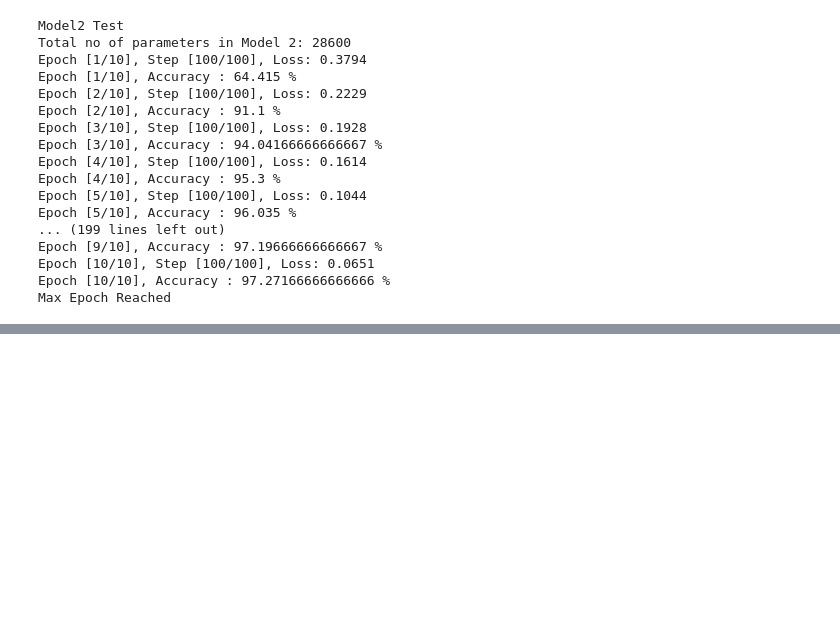
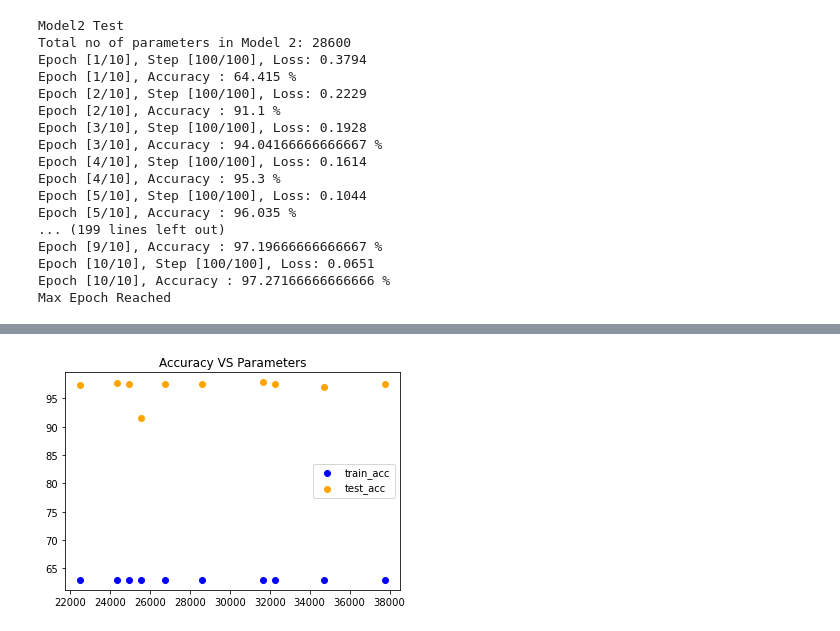
Before and after one commit to DineshchandarR/CPSC-8430-Deep-Learning-001, a Jupyter notebook: HW1/HW1.3_No_of_ParamVSGenP0.ipynb, the cells around one changed output, grey strips where cells are left out. Cells and saved outputs as stored; diff of their text form; code cells hidden in the pictures; blank space fills up the shorter version.

```diff
--- a/HW1/HW1.3_No_of_ParamVSGenP0.ipynb
+++ b/HW1/HW1.3_No_of_ParamVSGenP0.ipynb
@@ -605,0 +670,23 @@ testFunc(model)
+# %%
+#plot Acc vs param
+model_TrainAcc = [np.min(M1train_acc),np.min(M1train_acc),
+              np.min(M1train_acc),np.min(M1train_acc),
+              np.min(M1train_acc),np.min(M1train_acc),
+              np.min(M1train_acc),np.min(M1train_acc),
+              np.min(M1train_acc),np.min(M1train_acc)
+            ]
+model_Tparams = [m1_TotalPrams,m2_TotalPrams,m3_TotalPrams,
+                m4_TotalPrams,m5_TotalPrams,m6_TotalPrams,
+                m7_TotalPrams,m8_TotalPrams,m9_TotalPrams,
+                m10_TotalPrams
+                ]
+model_TestAcc = [M1netTest_acc1,M2netTest_acc1,M3netTest_acc1,M4netTest_acc1,M5netTest_acc1,
+                  M6netTest_acc1,M7netTest_acc1,M8netTest_acc1,M9netTest_acc1,M10netTest_acc1
+                ]
+plt.scatter(model_Tparams,model_TrainAcc,color="blue")
+plt.scatter(model_Tparams,model_TestAcc,color="orange")
+plt.legend(['train_acc','test_acc'])
+plt.title('Accuracy VS Parameters')
+plt.show()
+# %% [output]
+[figure, added]
```
Also changed, not shown: parts of 5 cells of this notebook.
